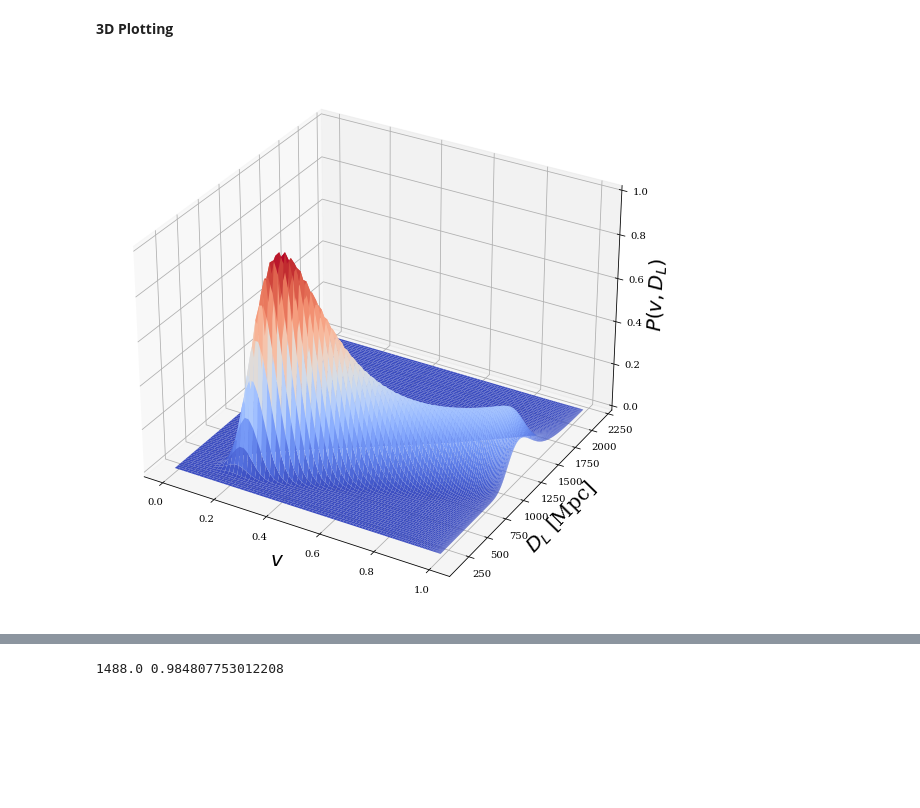
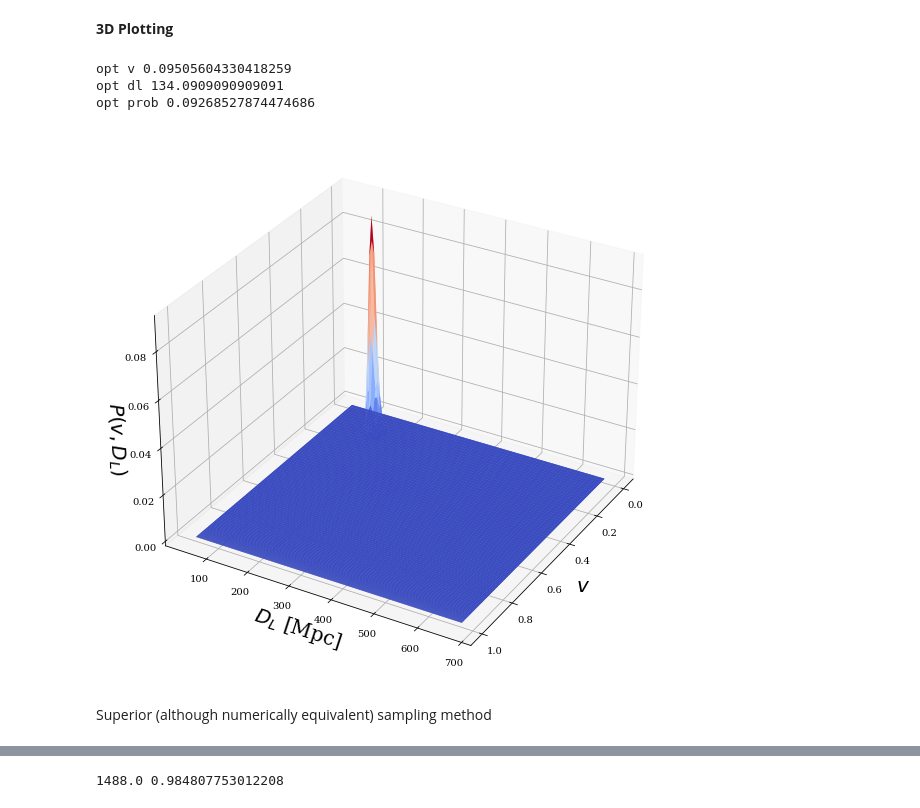
Before and after one commit to samgagnon/kilonova_sim, a Jupyter notebook: Distance Inference.ipynb, the cells around one changed output, grey strips where cells are left out. Saved outputs shown, nothing was run; the diff lists cells and outputs as text; code cells hidden in the pictures; blank space fills up the shorter version.

Commit message:
added to 3d plot

```diff
--- a/Distance Inference.ipynb
+++ b/Distance Inference.ipynb
@@ -152,26 +152,43 @@ import matplotlib.pyplot as plt
 # %%
 fig = plt.figure()
 fig.set_figwidth(10)
 fig.set_figheight(10)
 ax = plt.axes(projection='3d')
 
 # Data for 2D D,v PDF
-D0 = 432
-v0 = 0.31
+D0 = 135
+v0 = 0.1
 thetaline = np.linspace(0, np.pi/2, 100)
 vline = np.cos(thetaline)
 dline = np.linspace(D0/3, D0*5, 100)
 vv, dd = np.meshgrid(vline, dline)
 positions = np.vstack([vv.ravel(), dd.ravel()])
 values = np.vstack([vline, dline])
-pmesh = dp(D0, dd, v0, vv, 1.4, 1.4)/(dd)
-pmesh /= pmesh.max()
+pmesh = dp(D0, dd, v0, vv, 1.4, 1.4)
+pmesh /= np.sum(pmesh)
+# pmesh /= pmesh.max()
+# pmesh /= 7e-5
+am = pmesh.argmax()
+print("opt v", positions[0][am])
+print("opt dl", positions[1][am])
+print("opt prob", pmesh.max())
+pm = pmesh.max()
 # u = np.random.uniform()
 # surf2 = ax.plot_surface(vv, dd, u*np.ones(np.shape(vv)), rstride=1, cstride=1, cmap='coolwarm', edgecolor='none')
-surf = ax.plot_surface(vv, dd, pmesh, rstride=1, cstride=1, cmap='coolwarm', edgecolor='none')
+surf = ax.plot_surface(vv, dd, pmesh, rstride=1, cstride=1, cmap='coolwarm', edgecolor='none', zorder=1)
+ax.plot_surface(vv, dd, np.ones((100, 100))*1e-4, rstride=1, cstride=1, cmap='coolwarm', edgecolor='none', zorder=2)
+# ax.plot(0.3, 400, pm, 'k.', zorder=20)
+# ax.plot(0.34, 453, pm, 'kx', zorder=20)
+# ax.plot(0.3003308776117506, 400.5338672005339, pm, 'r.', zorder=20)
 ax.set_xlabel("$v$", fontsize=20)
 ax.set_ylabel("$D_L$ [Mpc]", fontsize=20)
 ax.set_zlabel("$P(v,D_L)$", fontsize=20)
+ax.view_init(azim=30, elev=30)
 plt.show()
 # %% [output]
+opt v 0.09505604330418259
+opt dl 134.0909090909091
+opt prob 0.09268527874474686
-[figure, old version]
+[figure, new version]
+# %% [markdown]
+Superior (although numerically equivalent) sampling method
```
Also changed, not shown: parts of 6 cells of this notebook.
